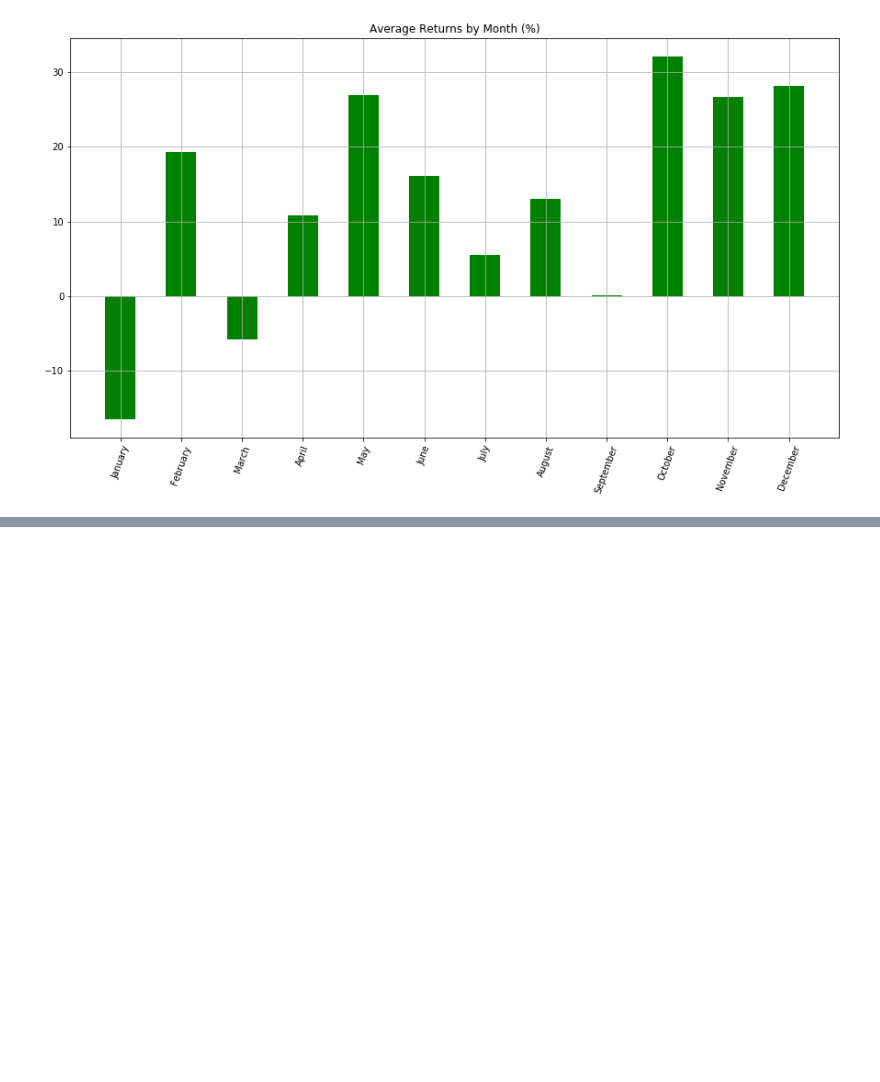
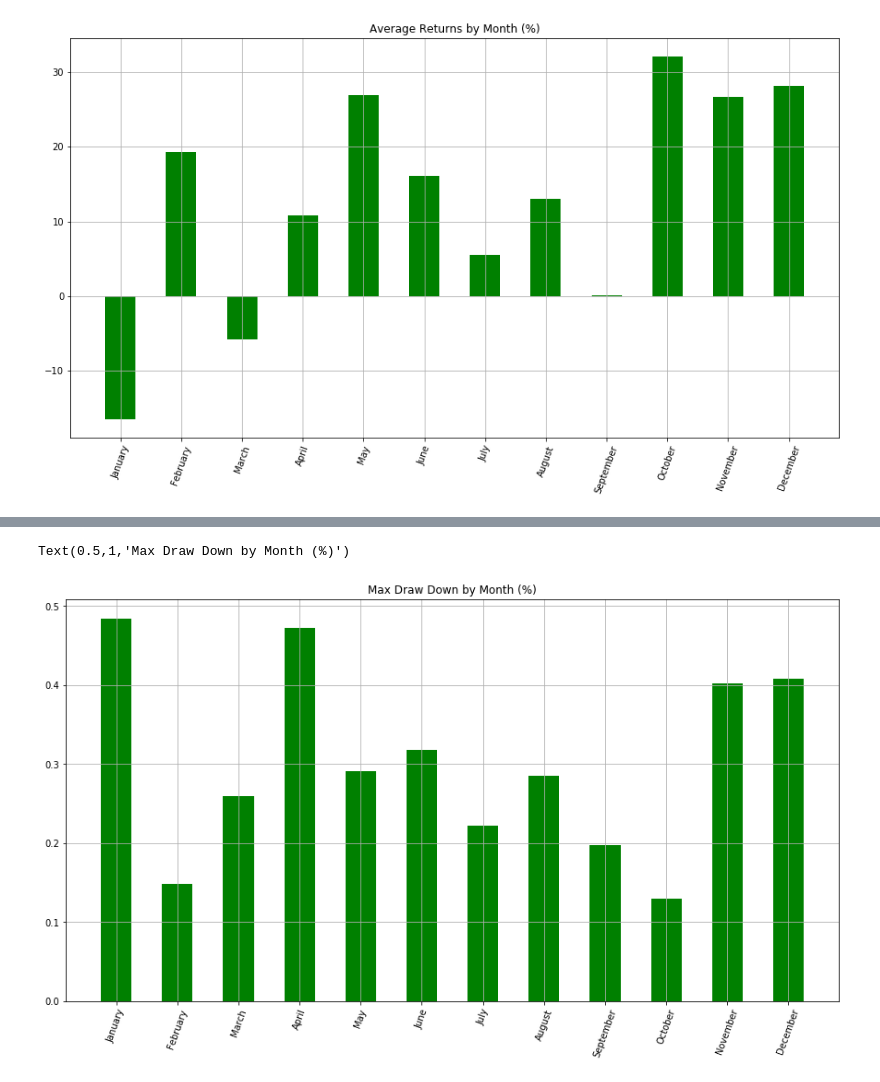
Before and after one commit to shayanrc/Crypto-Analysis, a Jupyter notebook: BTCUSD_Historical_Analysis.ipynb, the cells around one changed output, grey strips where cells are left out. Cells and saved outputs as stored; diff of their text form; code cells hidden in the pictures; blank space fills up the shorter version.

```diff
--- a/BTCUSD_Historical_Analysis.ipynb
+++ b/BTCUSD_Historical_Analysis.ipynb
@@ -132,0 +177,12 @@ Text(0.5,1,'Average Returns by Month (%)')
+# %%
+width = 0.5       # the width of the bars
+
+fig, ax = plt.subplots()
+fig.set_size_inches(15,8)
+rects1 = ax.bar(range(monthly_max_dd.shape[1]), monthly_max_dd.mean(), width, color='g')
+plt.xticks(range(monthly_max_dd.shape[1]), monthly_max_dd.columns,rotation=70)
+plt.grid()
+plt.title('Max Draw Down by Month (%)')
+# %% [output]
+Text(0.5,1,'Max Draw Down by Month (%)')
+[figure, added]
```
Also changed, not shown: parts of 4 cells of this notebook.
